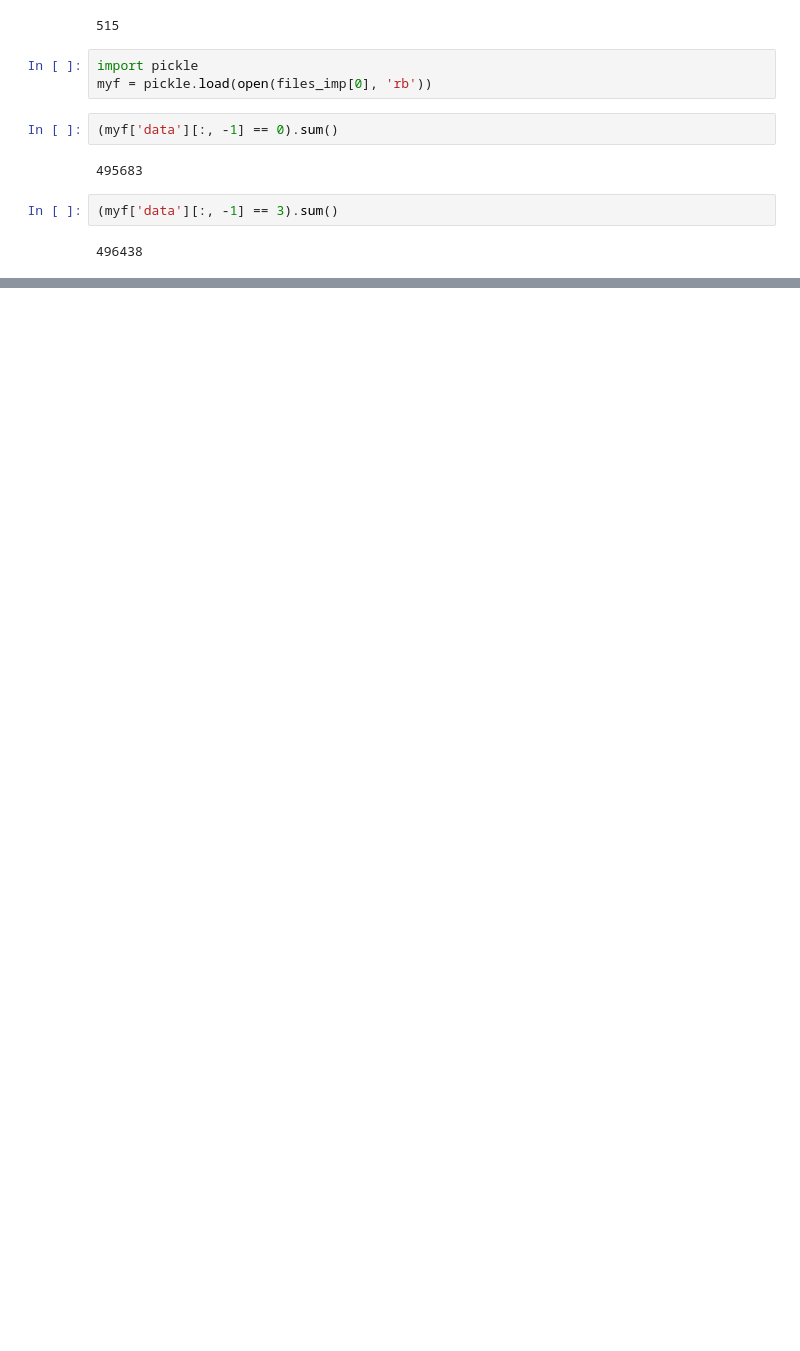
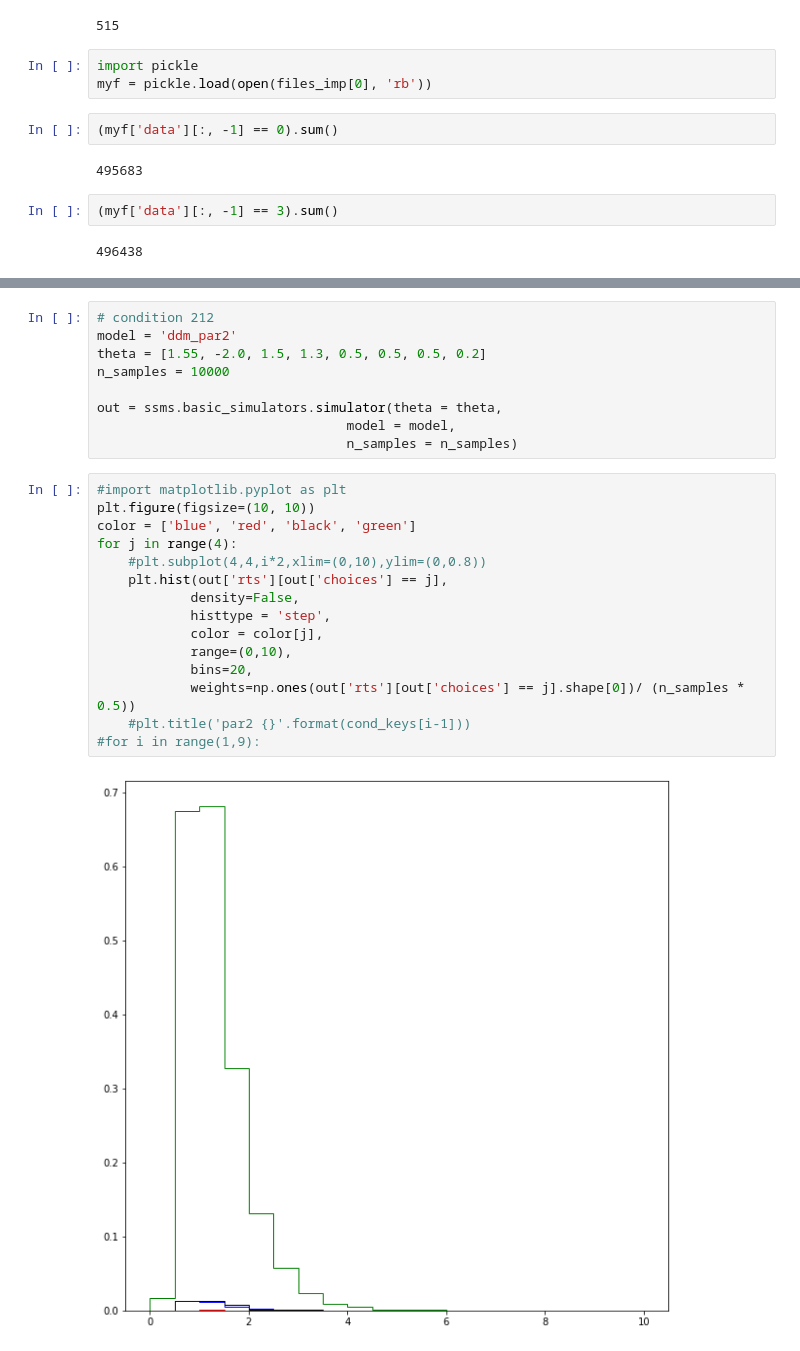
Before and after one commit to AlexanderFengler/LAN_scripts, a Jupyter notebook: tests_simulator_speed.ipynb, the cells around one changed output, grey strips where cells are left out. Saved outputs shown, nothing was run; the diff lists cells and outputs as text; blank space fills up the shorter version.

```diff
--- a/tests_simulator_speed.ipynb
+++ b/tests_simulator_speed.ipynb
@@ -187,0 +201,26 @@ myf = pickle.load(open(files_imp[0], 'rb'))
+# %%
+# condition 212
+model = 'ddm_par2'
+theta = [1.55, -2.0, 1.5, 1.3, 0.5, 0.5, 0.5, 0.2]
+n_samples = 10000
+
+out = ssms.basic_simulators.simulator(theta = theta,
+                                model = model,
+                                n_samples = n_samples)
+# %%
+#import matplotlib.pyplot as plt
+plt.figure(figsize=(10, 10))
+color = ['blue', 'red', 'black', 'green']
+for j in range(4):
+    #plt.subplot(4,4,i*2,xlim=(0,10),ylim=(0,0.8))
+    plt.hist(out['rts'][out['choices'] == j],
+            density=False,
+            histtype = 'step',
+            color = color[j],
+            range=(0,10),
+            bins=20,
+            weights=np.ones(out['rts'][out['choices'] == j].shape[0])/ (n_samples * 0.5))
+    #plt.title('par2 {}'.format(cond_keys[i-1]))
+#for i in range(1,9):
+# %% [output]
+[figure, added]
```
Also changed, not shown: parts of 15 cells of this notebook, 9 other files.
